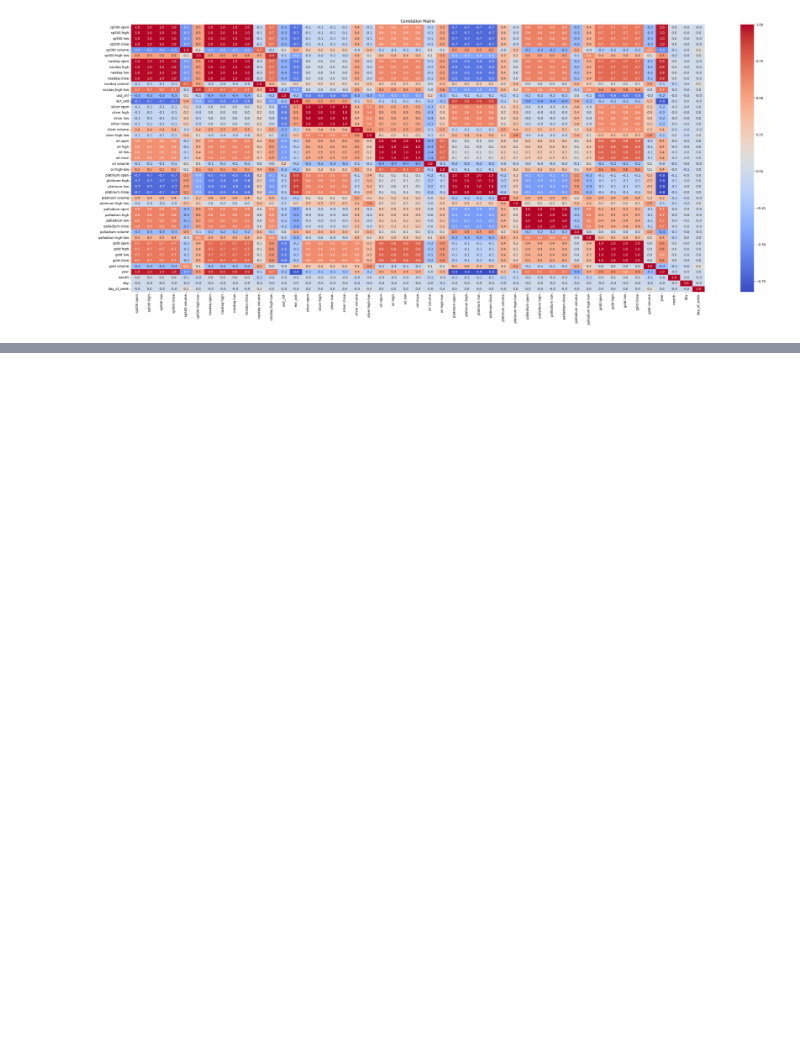
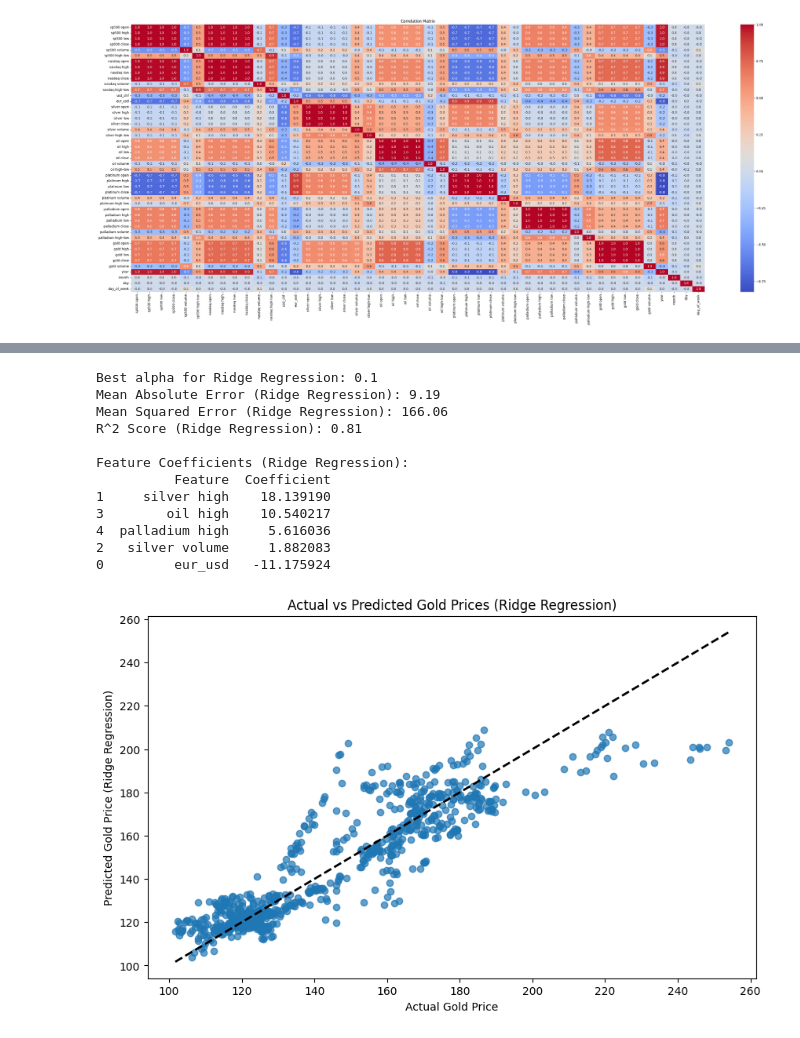
Before and after one commit to Suemy19710/GoldPriceRegression, a Jupyter notebook: gold.ipynb, the cells around one changed output, grey strips where cells are left out. Cells and saved outputs as stored; diff of their text form; code cells hidden in the pictures; blank space fills up the shorter version.

```diff
--- a/gold.ipynb
+++ b/gold.ipynb
@@ -124,0 +402,47 @@ plt.show()
+# %%
+from sklearn.model_selection import GridSearchCV
+from sklearn.linear_model import Ridge
+
+ridge = Ridge()
+param_grid = {'alpha': [0.1, 1.0, 10.0, 100.0]}
+grid_search = GridSearchCV(ridge, param_grid, cv=5, scoring='r2')
+grid_search.fit(X_train_scaled, y_train)
+best_ridge = grid_search.best_estimator_
+y_ridge_pred = best_ridge.predict(X_test_scaled)
+mae_ridge = mean_absolute_error(y_test, y_ridge_pred)
+mse_ridge = mean_squared_error(y_test, y_ridge_pred)
+r2_ridge = r2_score(y_test, y_ridge_pred)
+print(f"Best alpha for Ridge Regression: {grid_search.best_params_['alpha']}"   )
+print(f"Mean Absolute Error (Ridge Regression): {mae_ridge:.2f}")
+print(f"Mean Squared Error (Ridge Regression): {mse_ridge:.2f}")
+print(f"R^2 Score (Ridge Regression): {r2_ridge:.2f}")
+
+coefficients = pd.DataFrame({
+    'Feature': selected_features,
+    'Coefficient': best_ridge.coef_
+}).sort_values(by='Coefficient', ascending=False)
+print("\nFeature Coefficients (Ridge Regression):")
+print(coefficients)
+
+
+plt.figure(figsize=(10, 6))
+plt.scatter(y_test, y_ridge_pred, alpha=0.7)
+plt.plot([y_test.min(), y_test.max()], [y_test.min(), y_test.max()], 'k--', lw=2)
+plt.xlabel("Actual Gold Price")
+plt.ylabel("Predicted Gold Price (Ridge Regression)")
+plt.title("Actual vs Predicted Gold Prices (Ridge Regression)")
+plt.show()
+# %% [output]
+Best alpha for Ridge Regression: 0.1
+Mean Absolute Error (Ridge Regression): 9.19
+Mean Squared Error (Ridge Regression): 166.06
+R^2 Score (Ridge Regression): 0.81
+
+Feature Coefficients (Ridge Regression):
+          Feature  Coefficient
+1     silver high    18.139190
+3        oil high    10.540217
+4  palladium high     5.616036
+2   silver volume     1.882083
+0         eur_usd   -11.175924
+[figure, added]
```
Also changed, not shown: parts of 31 cells of this notebook.
